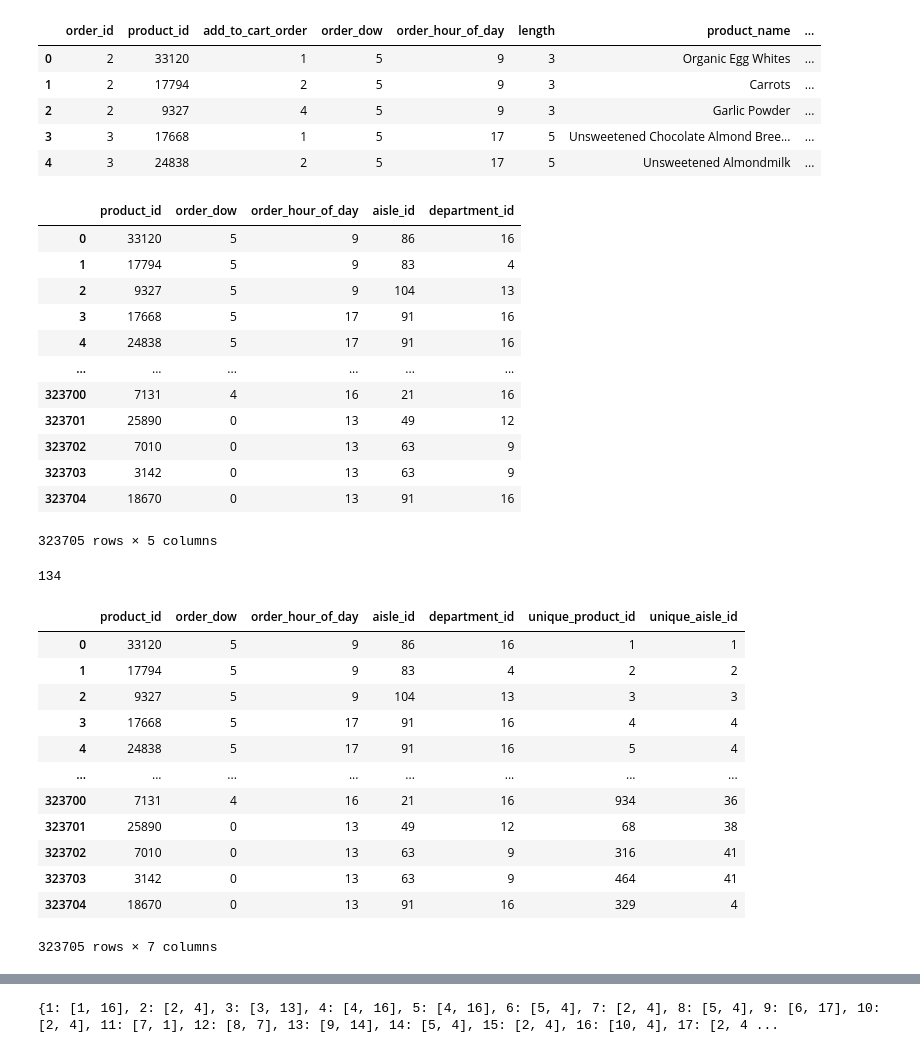
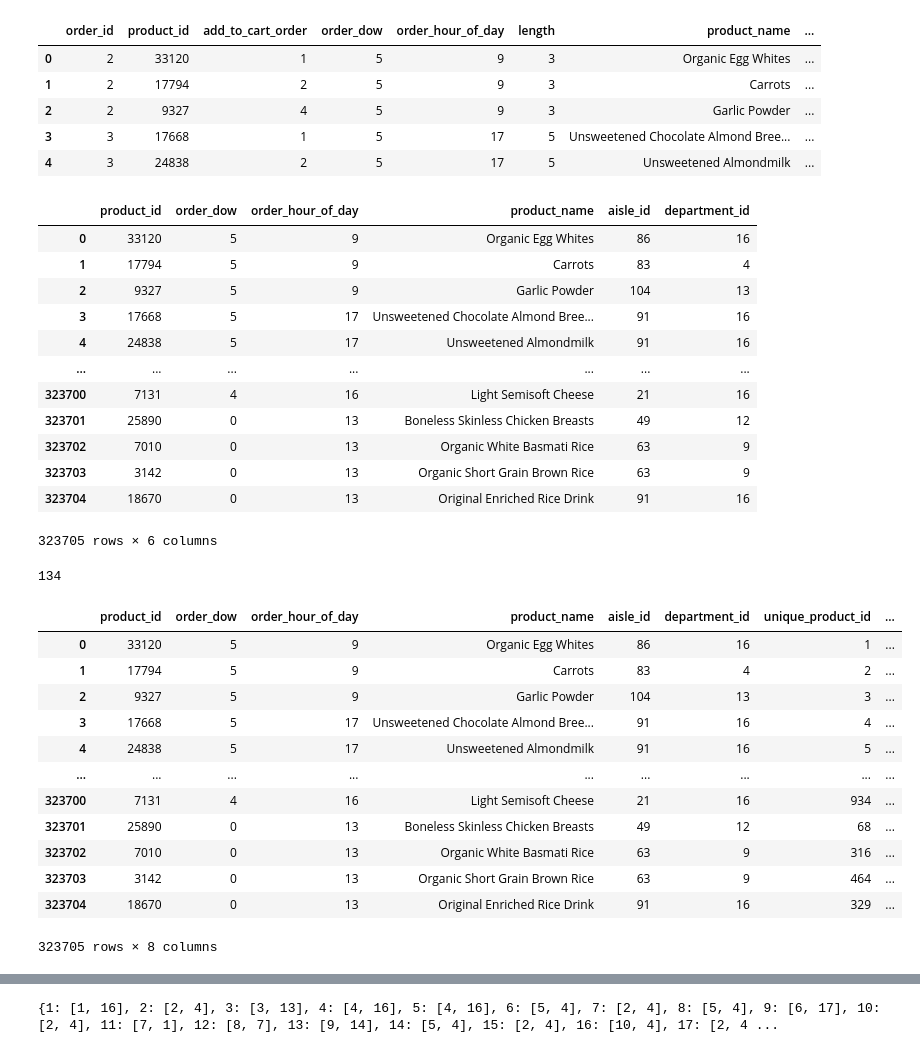
Before and after one commit to imageadhikari/food-recommender, a Jupyter notebook: preprocessing.ipynb, the cells around one changed output, grey strips where cells are left out. Saved outputs shown, nothing was run; the diff lists cells and outputs as text; code cells hidden in the pictures.

```diff
--- a/preprocessing.ipynb
+++ b/preprocessing.ipynb
@@ -97,22 +97,22 @@ merged_df.head()
 | 3 | 3 | 17668 | 1 | 5 | 17 | 5 | Unsweetened Chocolate Almond Bree... | ... |
 | 4 | 3 | 24838 | 2 | 5 | 17 | 5 | Unsweetened Almondmilk | ... |
 # %%
-df1 = merged_df[['product_id', 'order_dow', 'order_hour_of_day', 'aisle_id', 'department_id']].copy()
+df1 = merged_df[['product_id', 'order_dow', 'order_hour_of_day', 'product_name', 'aisle_id', 'department_id']].copy()
 df1
 # %% [output]
-|  | product_id | order_dow | order_hour_of_day | aisle_id | department_id |
-| 0 | 33120 | 5 | 9 | 86 | 16 |
-| 1 | 17794 | 5 | 9 | 83 | 4 |
-| 2 | 9327 | 5 | 9 | 104 | 13 |
-| 3 | 17668 | 5 | 17 | 91 | 16 |
-| 4 | 24838 | 5 | 17 | 91 | 16 |
-| ... | ... | ... | ... | ... | ... |
-| 323700 | 7131 | 4 | 16 | 21 | 16 |
-| 323701 | 25890 | 0 | 13 | 49 | 12 |
-| 323702 | 7010 | 0 | 13 | 63 | 9 |
-| 323703 | 3142 | 0 | 13 | 63 | 9 |
-| 323704 | 18670 | 0 | 13 | 91 | 16 |
+|  | product_id | order_dow | order_hour_of_day | product_name | aisle_id | department_id |
+| 0 | 33120 | 5 | 9 | Organic Egg Whites | 86 | 16 |
+| 1 | 17794 | 5 | 9 | Carrots | 83 | 4 |
+| 2 | 9327 | 5 | 9 | Garlic Powder | 104 | 13 |
+| 3 | 17668 | 5 | 17 | Unsweetened Chocolate Almond Bree... | 91 | 16 |
+| 4 | 24838 | 5 | 17 | Unsweetened Almondmilk | 91 | 16 |
+| ... | ... | ... | ... | ... | ... | ... |
+| 323700 | 7131 | 4 | 16 | Light Semisoft Cheese | 21 | 16 |
+| 323701 | 25890 | 0 | 13 | Boneless Skinless Chicken Breasts | 49 | 12 |
+| 323702 | 7010 | 0 | 13 | Organic White Basmati Rice | 63 | 9 |
+| 323703 | 3142 | 0 | 13 | Organic Short Grain Brown Rice | 63 | 9 |
+| 323704 | 18670 | 0 | 13 | Original Enriched Rice Drink | 91 | 16 |
-323705 rows × 5 columns
+323705 rows × 6 columns
 # %%
 df1["aisle_id"].max()
 # %% [output]
@@ -131,17 +131,17 @@ df1['unique_aisle_id'] = df1['aisle_id'].map(unique_aisle)+1
 # Verify the updated DataFrame
 df1
 # %% [output]
-|  | product_id | order_dow | order_hour_of_day | aisle_id | department_id | unique_product_id | unique_aisle_id |
-| 0 | 33120 | 5 | 9 | 86 | 16 | 1 | 1 |
-| 1 | 17794 | 5 | 9 | 83 | 4 | 2 | 2 |
-| 2 | 9327 | 5 | 9 | 104 | 13 | 3 | 3 |
-| 3 | 17668 | 5 | 17 | 91 | 16 | 4 | 4 |
-| 4 | 24838 | 5 | 17 | 91 | 16 | 5 | 4 |
-| ... | ... | ... | ... | ... | ... | ... | ... |
-| 323700 | 7131 | 4 | 16 | 21 | 16 | 934 | 36 |
-| 323701 | 25890 | 0 | 13 | 49 | 12 | 68 | 38 |
-| 323702 | 7010 | 0 | 13 | 63 | 9 | 316 | 41 |
-| 323703 | 3142 | 0 | 13 | 63 | 9 | 464 | 41 |
-| 323704 | 18670 | 0 | 13 | 91 | 16 | 329 | 4 |
+|  | product_id | order_dow | order_hour_of_day | product_name | aisle_id | department_id | unique_product_id | ... |
+| 0 | 33120 | 5 | 9 | Organic Egg Whites | 86 | 16 | 1 | ... |
+| 1 | 17794 | 5 | 9 | Carrots | 83 | 4 | 2 | ... |
+| 2 | 9327 | 5 | 9 | Garlic Powder | 104 | 13 | 3 | ... |
+| 3 | 17668 | 5 | 17 | Unsweetened Chocolate Almond Bree... | 91 | 16 | 4 | ... |
+| 4 | 24838 | 5 | 17 | Unsweetened Almondmilk | 91 | 16 | 5 | ... |
+| ... | ... | ... | ... | ... | ... | ... | ... | ... |
+| 323700 | 7131 | 4 | 16 | Light Semisoft Cheese | 21 | 16 | 934 | ... |
+| 323701 | 25890 | 0 | 13 | Boneless Skinless Chicken Breasts | 49 | 12 | 68 | ... |
+| 323702 | 7010 | 0 | 13 | Organic White Basmati Rice | 63 | 9 | 316 | ... |
+| 323703 | 3142 | 0 | 13 | Organic Short Grain Brown Rice | 63 | 9 | 464 | ... |
+| 323704 | 18670 | 0 | 13 | Original Enriched Rice Drink | 91 | 16 | 329 | ... |
-323705 rows × 7 columns
+323705 rows × 8 columns
 # %%
```
Also changed, not shown: parts of 8 cells of this notebook, 4 other files.
